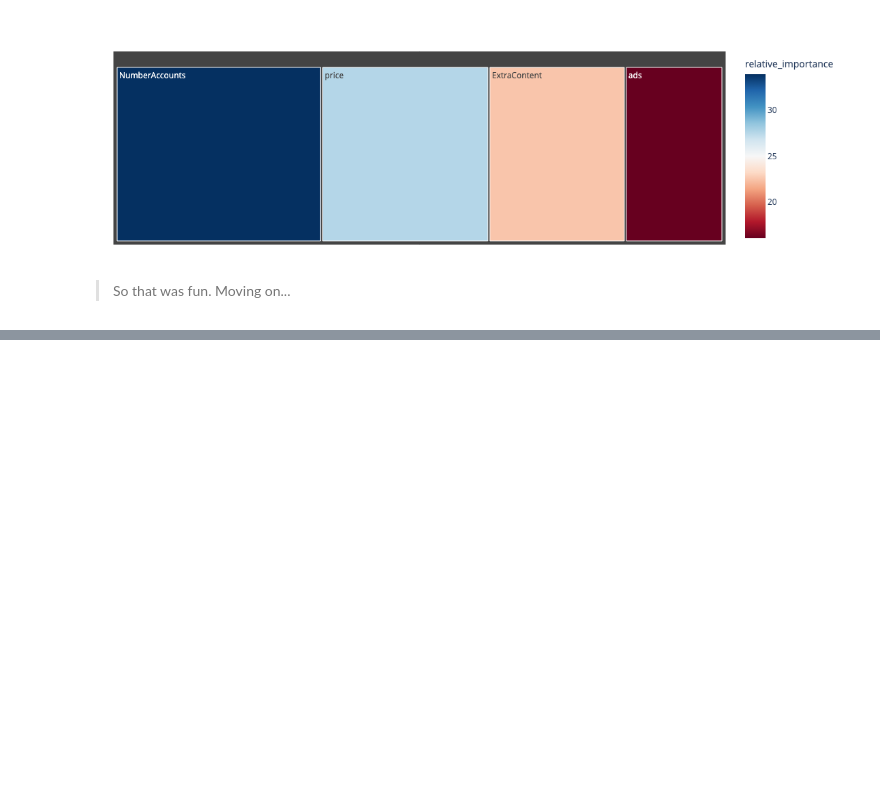
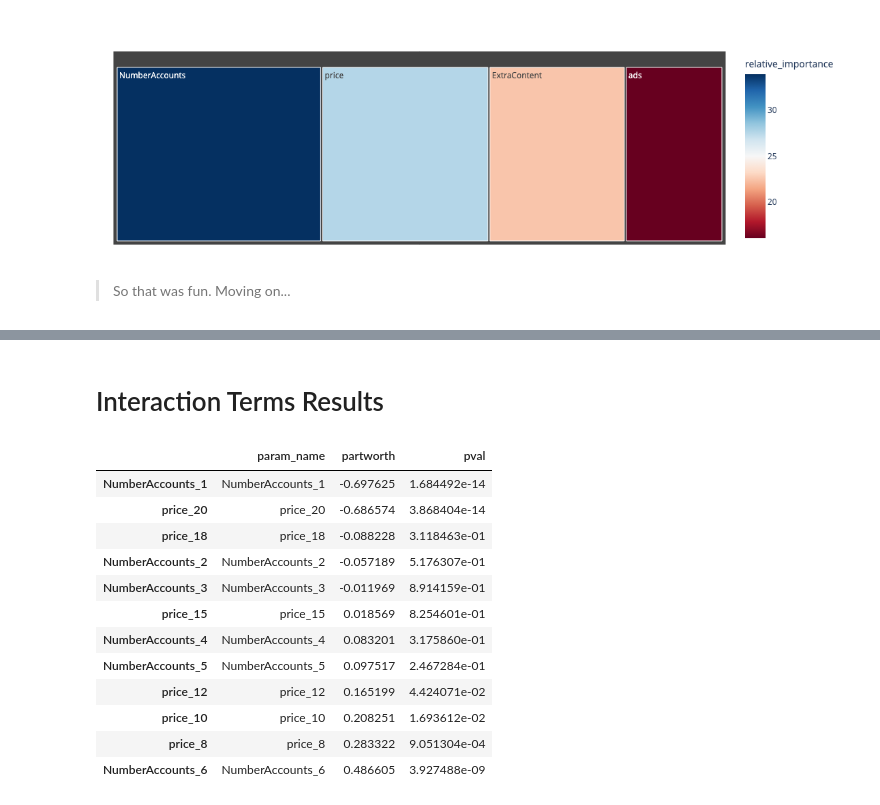
Before and after one commit to kjon-life/conjoint_analyses, a Jupyter notebook: notebooks/Conjoint_Analysis.ipynb, the cells around one changed output, grey strips where cells are left out. Saved outputs shown, nothing was run; the diff lists cells and outputs as text; code cells hidden in the pictures; blank space fills up the shorter version.

```diff
--- a/notebooks/Conjoint_Analysis.ipynb
+++ b/notebooks/Conjoint_Analysis.ipynb
@@ -402,0 +476,25 @@ fig.show()
+# %% [markdown]
+# Interaction Terms Results
+# %%
+# Create a DF with the results
+df_result_interaction = pd.DataFrame(
+    {'param_name': model2.params.keys(),
+     'partworth': model2.params.values,
+     'pval': model2.pvalues}).sort_values(
+         by = "partworth"
+         )
+df_result_interaction
+# %% [output]
+|  | param_name | partworth | pval |
+| NumberAccounts_1 | NumberAccounts_1 | -0.697625 | 1.684492e-14 |
+| price_20 | price_20 | -0.686574 | 3.868404e-14 |
+| price_18 | price_18 | -0.088228 | 3.118463e-01 |
+| NumberAccounts_2 | NumberAccounts_2 | -0.057189 | 5.176307e-01 |
+| NumberAccounts_3 | NumberAccounts_3 | -0.011969 | 8.914159e-01 |
+| price_15 | price_15 | 0.018569 | 8.254601e-01 |
+| NumberAccounts_4 | NumberAccounts_4 | 0.083201 | 3.175860e-01 |
+| NumberAccounts_5 | NumberAccounts_5 | 0.097517 | 2.467284e-01 |
+| price_12 | price_12 | 0.165199 | 4.424071e-02 |
+| price_10 | price_10 | 0.208251 | 1.693612e-02 |
+| price_8 | price_8 | 0.283322 | 9.051304e-04 |
+| NumberAccounts_6 | NumberAccounts_6 | 0.486605 | 3.927488e-09 |
```
Also changed, not shown: parts of 9 cells of this notebook.
